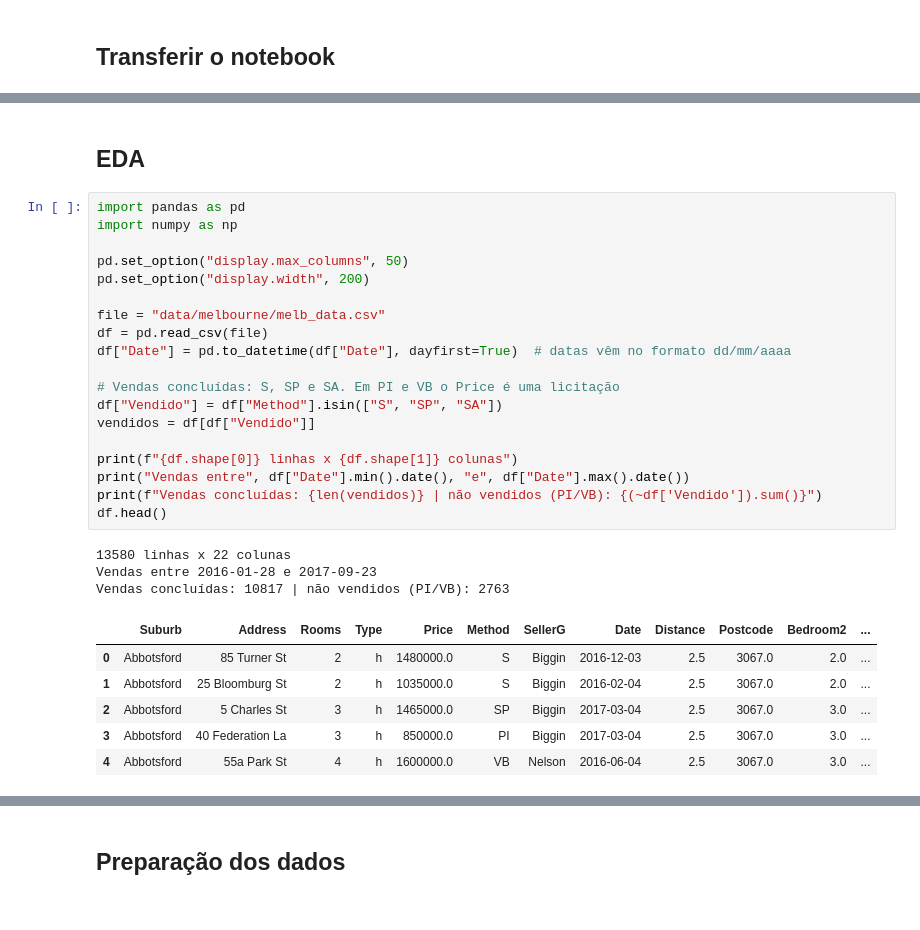
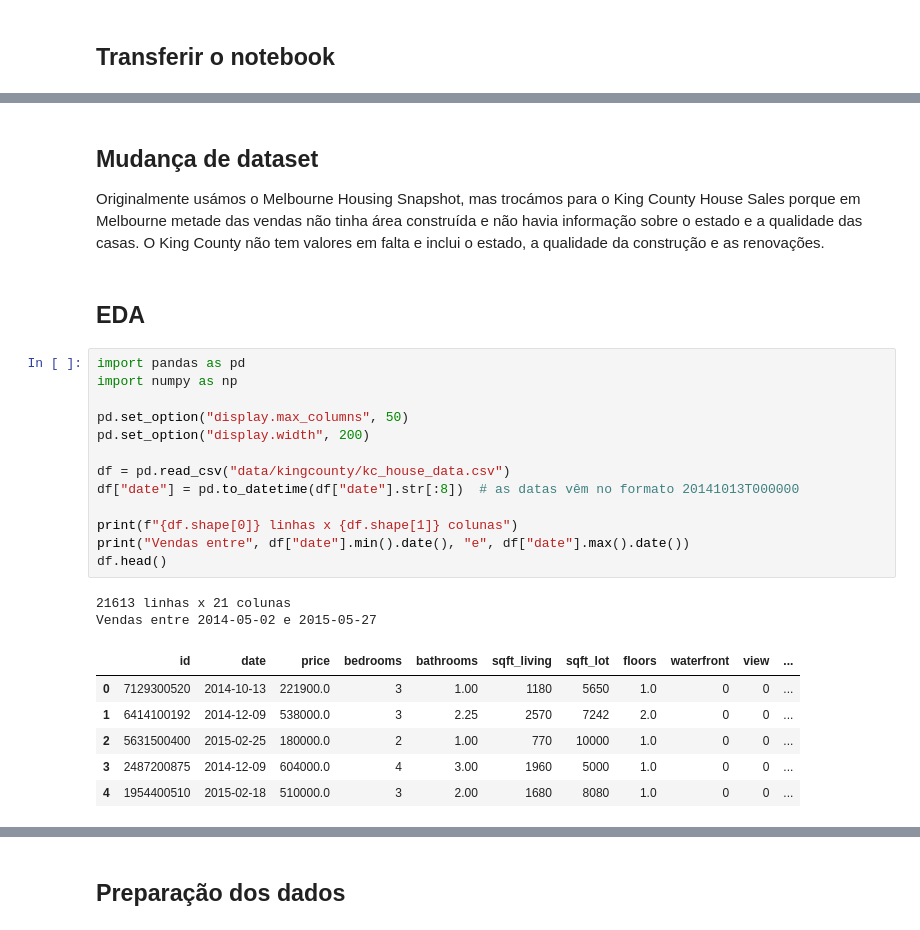
Before and after one commit to AnyTng/FAI26_P02_G09, a Jupyter notebook: 01_EDA.ipynb, the cells around one changed output, grey strips where cells are left out. Saved outputs shown, nothing was run; the diff lists cells and outputs as text.

Commit message:
new dataset

```diff
--- a/01_EDA.ipynb
+++ b/01_EDA.ipynb
@@ -29,31 +29,28 @@ Ficheiros do dataset em: data/melbourne
+# %% [markdown]
+## Mudança de dataset
+
+Originalmente usámos o Melbourne Housing Snapshot, mas trocámos para o King County House Sales porque em Melbourne metade das vendas não tinha área construída e não havia informação sobre o estado e a qualidade das casas. O King County não tem valores em falta e inclui o estado, a qualidade da construção e as renovações.
 # %% [markdown]
 ## EDA
 # %%
 import pandas as pd
 import numpy as np
 
 pd.set_option("display.max_columns", 50)
 pd.set_option("display.width", 200)
 
-file = "data/melbourne/melb_data.csv"
-df = pd.read_csv(file)
-df["Date"] = pd.to_datetime(df["Date"], dayfirst=True)  # datas vêm no formato dd/mm/aaaa
-
-# Vendas concluídas: S, SP e SA. Em PI e VB o Price é uma licitação
-df["Vendido"] = df["Method"].isin(["S", "SP", "SA"])
-vendidos = df[df["Vendido"]]
+df = pd.read_csv("data/kingcounty/kc_house_data.csv")
+df["date"] = pd.to_datetime(df["date"].str[:8])  # as datas vêm no formato 20141013T000000
 
 print(f"{df.shape[0]} linhas x {df.shape[1]} colunas")
-print("Vendas entre", df["Date"].min().date(), "e", df["Date"].max().date())
-print(f"Vendas concluídas: {len(vendidos)} | não vendidos (PI/VB): {(~df['Vendido']).sum()}")
+print("Vendas entre", df["date"].min().date(), "e", df["date"].max().date())
 df.head()
 # %% [output]
-13580 linhas x 22 colunas
-Vendas entre 2016-01-28 e 2017-09-23
-Vendas concluídas: 10817 | não vendidos (PI/VB): 2763
+21613 linhas x 21 colunas
+Vendas entre 2014-05-02 e 2015-05-27
-|  | Suburb | Address | Rooms | Type | Price | Method | SellerG | Date | Distance | Postcode | Bedroom2 | ... |
-| 0 | Abbotsford | 85 Turner St | 2 | h | 1480000.0 | S | Biggin | 2016-12-03 | 2.5 | 3067.0 | 2.0 | ... |
-| 1 | Abbotsford | 25 Bloomburg St | 2 | h | 1035000.0 | S | Biggin | 2016-02-04 | 2.5 | 3067.0 | 2.0 | ... |
-| 2 | Abbotsford | 5 Charles St | 3 | h | 1465000.0 | SP | Biggin | 2017-03-04 | 2.5 | 3067.0 | 3.0 | ... |
-| 3 | Abbotsford | 40 Federation La | 3 | h | 850000.0 | PI | Biggin | 2017-03-04 | 2.5 | 3067.0 | 3.0 | ... |
-| 4 | Abbotsford | 55a Park St | 4 | h | 1600000.0 | VB | Nelson | 2016-06-04 | 2.5 | 3067.0 | 3.0 | ... |
+|  | id | date | price | bedrooms | bathrooms | sqft_living | sqft_lot | floors | waterfront | view | ... |
+| 0 | 7129300520 | 2014-10-13 | 221900.0 | 3 | 1.00 | 1180 | 5650 | 1.0 | 0 | 0 | ... |
+| 1 | 6414100192 | 2014-12-09 | 538000.0 | 3 | 2.25 | 2570 | 7242 | 2.0 | 0 | 0 | ... |
+| 2 | 5631500400 | 2015-02-25 | 180000.0 | 2 | 1.00 | 770 | 10000 | 1.0 | 0 | 0 | ... |
+| 3 | 2487200875 | 2014-12-09 | 604000.0 | 4 | 3.00 | 1960 | 5000 | 1.0 | 0 | 0 | ... |
+| 4 | 1954400510 | 2015-02-18 | 510000.0 | 3 | 2.00 | 1680 | 8080 | 1.0 | 0 | 0 | ... |
```
Also changed, not shown: parts of 74 cells of this notebook, 1 other file.
